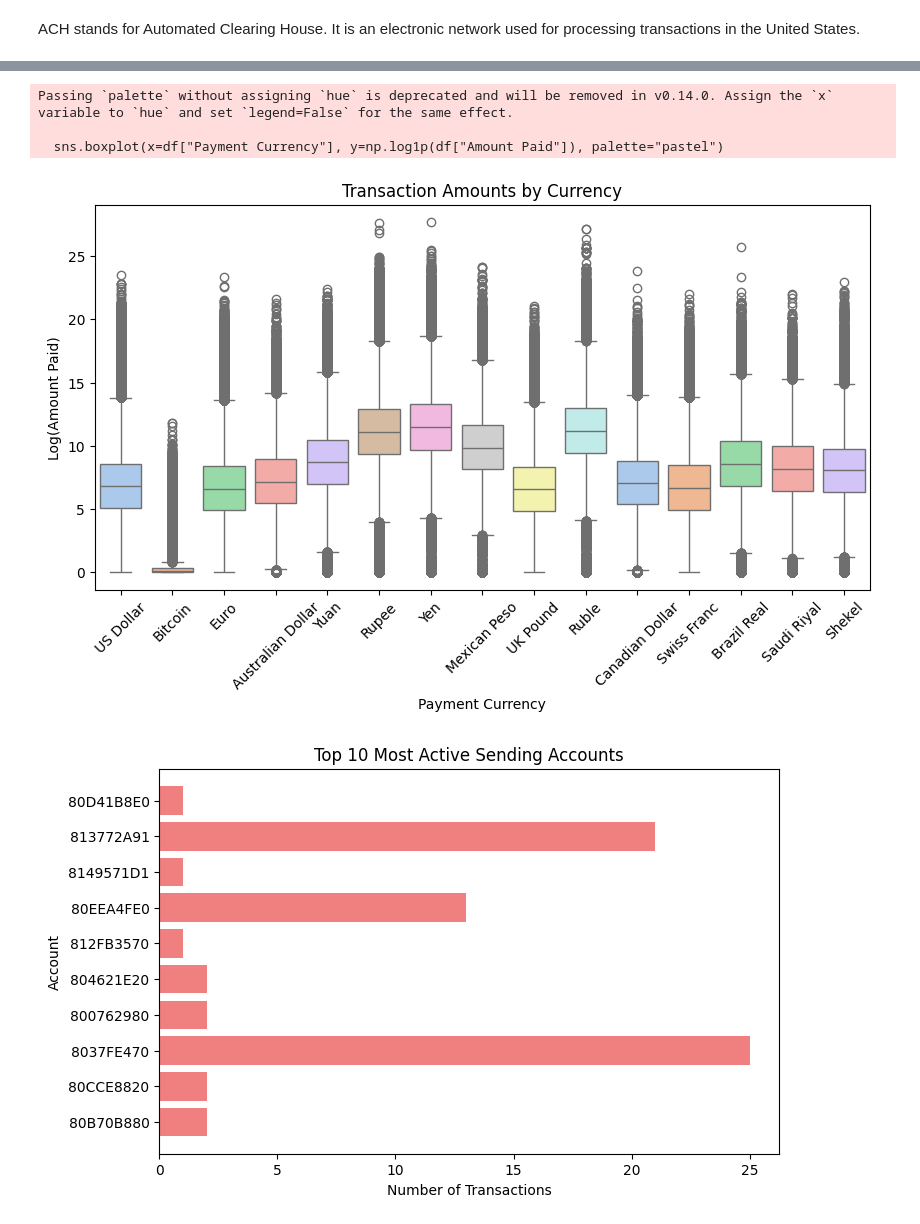
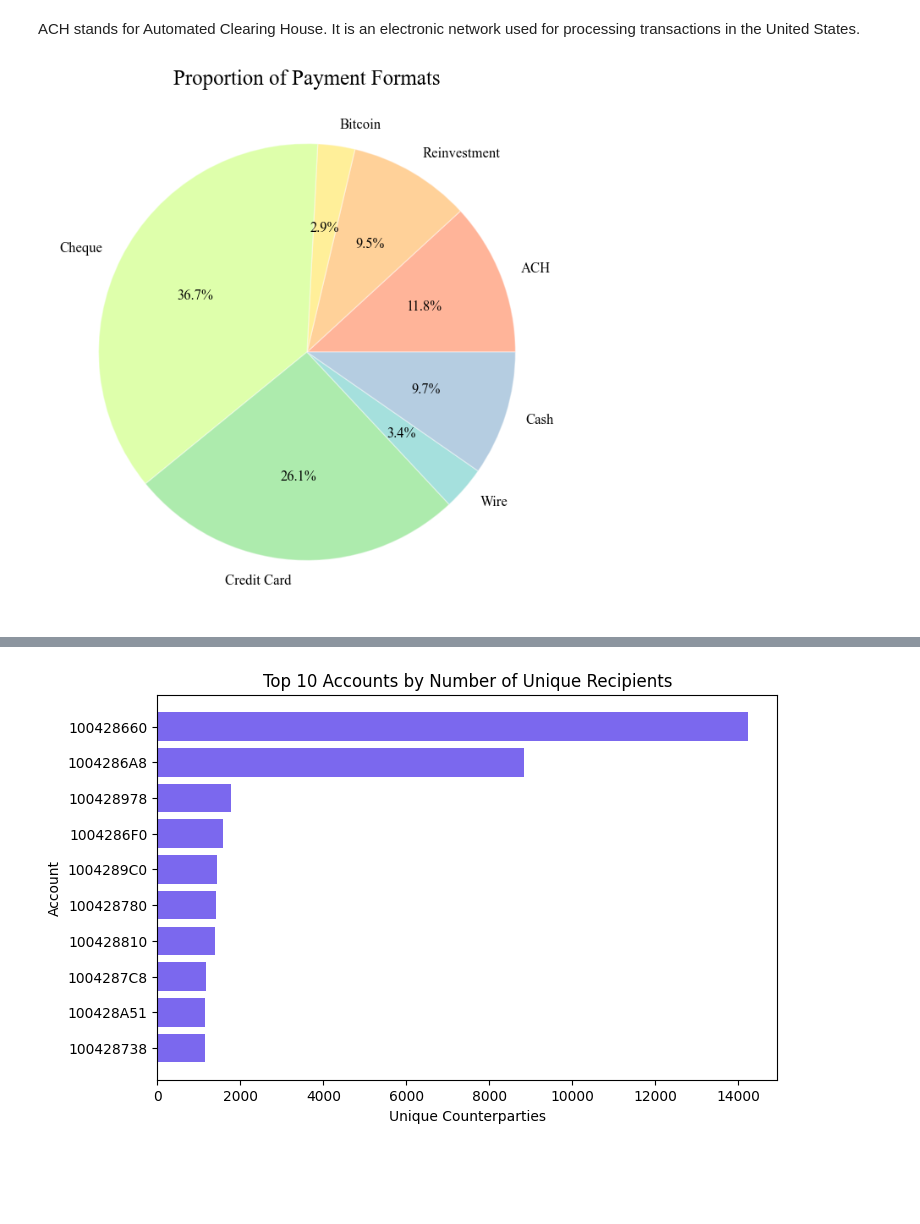
Before and after one commit to pablo-fdz/networks_final_project, a Jupyter notebook: eda_ibm.ipynb, the cells around one changed output, grey strips where cells are left out. Drawn from its saved outputs; the diff is of its cells as text; code cells hidden in the pictures; blank space fills up the shorter version.

```diff
--- a/eda_ibm.ipynb
+++ b/eda_ibm.ipynb
@@ -58,5 +49,5 @@ shape: (5, 11)
 # %%
-# Convert the 'Timestamp' column to datetime format for time-based analysis
+# Convert 'Timestamp' column to datetime in Polars
 df = df.with_columns(
-    pl.col('Timestamp').str.strptime(pl.Datetime, "%Y/%m/%d %H:%M")
+    pl.col("Timestamp").str.to_datetime(format="%Y/%m/%d %H:%M", strict=False)
 )
@@ -160,22 +166,24 @@ shape: (1, 11)
 # %% [markdown]
 ACH stands for Automated Clearing House. It is an electronic network used for processing transactions in the United States.
+# %%
+df_grouped = df.group_by("Payment Format").agg(pl.len().alias("Transaction Count"))
+df_pd = df_grouped.to_pandas()
+colors = ["#FF4500", "#FF8C00", "#FFD700", "#ADFF2F", "#32CD32", "#20B2AA", "#4682B4"]
+
+plt.figure(figsize=(8, 8))
+plt.pie(
+    df_pd["Transaction Count"],
+    labels=df_pd["Payment Format"],
+    autopct="%1.1f%%",
+    colors=colors,
+    wedgeprops={"edgecolor": "white", "linewidth": 1, "alpha": 0.4},
+    textprops={"fontname": "Times New Roman", "fontsize": 12},
+)
+plt.title("Proportion of Payment Formats", fontsize=18, fontname='Times New Roman')
+plt.show()
+# %% [output]
+[figure, added]
 # %%
-def plot_transaction_volume_over_time(df):
-    # Extract only the date
-    df = df.with_columns(pl.col("Timestamp").dt.date().alias("Date"))
-
-    # Group by date and count transactions per day
-    transactions_per_day = df.group_by("Date").agg(pl.count().alias("Transaction Count")).sort("Date")
-
-    plt.figure(figsize=(10, 5))
-    plt.plot(transactions_per_day["Date"], transactions_per_day["Transaction Count"], marker="o", linestyle="-", color="teal")
-    plt.xlabel("Date")
-    plt.ylabel("Number of Transactions")
-    plt.title("Transaction Volume Over Time")
-    plt.xticks(rotation=45)
-    plt.grid(True)
-    plt.show()
-
 
 def plot_transaction_amounts_per_currency(df):
     plt.figure(figsize=(10, 5))
@@ -187,10 +195,10 @@ def plot_transaction_amounts_per_currency(df):
     plt.show()
 
 def plot_top_suspicious_accounts(df, top_n=10):
-    sender_counts = df["Account"].value_counts().head(top_n)
+    sender_counts = df["Source Account"].value_counts().head(top_n)
 
     plt.figure(figsize=(8, 5))
-    plt.barh(sender_counts["Account"].to_list(), sender_counts["count"].to_list(), color="lightcoral")
+    plt.barh(sender_counts["Source Account"].to_list(), sender_counts["count"].to_list(), color="lightcoral")
     plt.xlabel("Number of Transactions")
     plt.ylabel("Account")
     plt.title(f"Top {top_n} Most Active Sending Accounts")
@@ -199,13 +207,13 @@ def plot_top_suspicious_accounts(df, top_n=10):
 
 def plot_unique_counterparties(df, top_n=10):
     # Count unique recipients per sender account
-    unique_recipients = df.group_by("Account").agg(pl.col("Account.1").n_unique().alias("Unique Recipients"))
+    unique_recipients = df.group_by("Source Account").agg(pl.col("Destination Account").n_unique().alias("Unique Recipients"))
 
     # Get the top accounts with the most unique recipients
     top_senders = unique_recipients.sort("Unique Recipients", descending=True).head(top_n)
 
     plt.figure(figsize=(8, 5))
-    plt.barh(top_senders["Account"].to_list(), top_senders["Unique Recipients"].to_list(), color="mediumslateblue")
+    plt.barh(top_senders["Source Account"].to_list(), top_senders["Unique Recipients"].to_list(), color="mediumslateblue")
     plt.xlabel("Unique Counterparties")
     plt.ylabel("Account")
     plt.title(f"Top {top_n} Accounts by Number of Unique Recipients")
@@ -229,9 +237,6 @@ def compare_laundering_vs_non(df):
     plt.title("Comparison of Laundering vs. Non-Laundering Transaction Amounts")
     plt.show()
 # %%
-plot_transaction_volume_over_time(df)
-plot_transaction_amounts_per_currency(df)
 plot_top_suspicious_accounts(df, top_n=10)
 plot_unique_counterparties(df, top_n=10)
-compare_laundering_vs_non(df)
 # %% [output]
@@ -239,5 +244 @@ compare_laundering_vs_non(df)
-Passing `palette` without assigning `hue` is deprecated and will be removed in v0.14.0. Assign the `x` variable to `hue` and set `legend=False` for the same effect.
-
-  sns.boxplot(x=df["Payment Currency"], y=np.log1p(df["Amount Paid"]), palette="pastel")
-[figure, old version]
+[figure, new version]
-[figure, removed]
```
Also changed, not shown: parts of 11 cells of this notebook.
